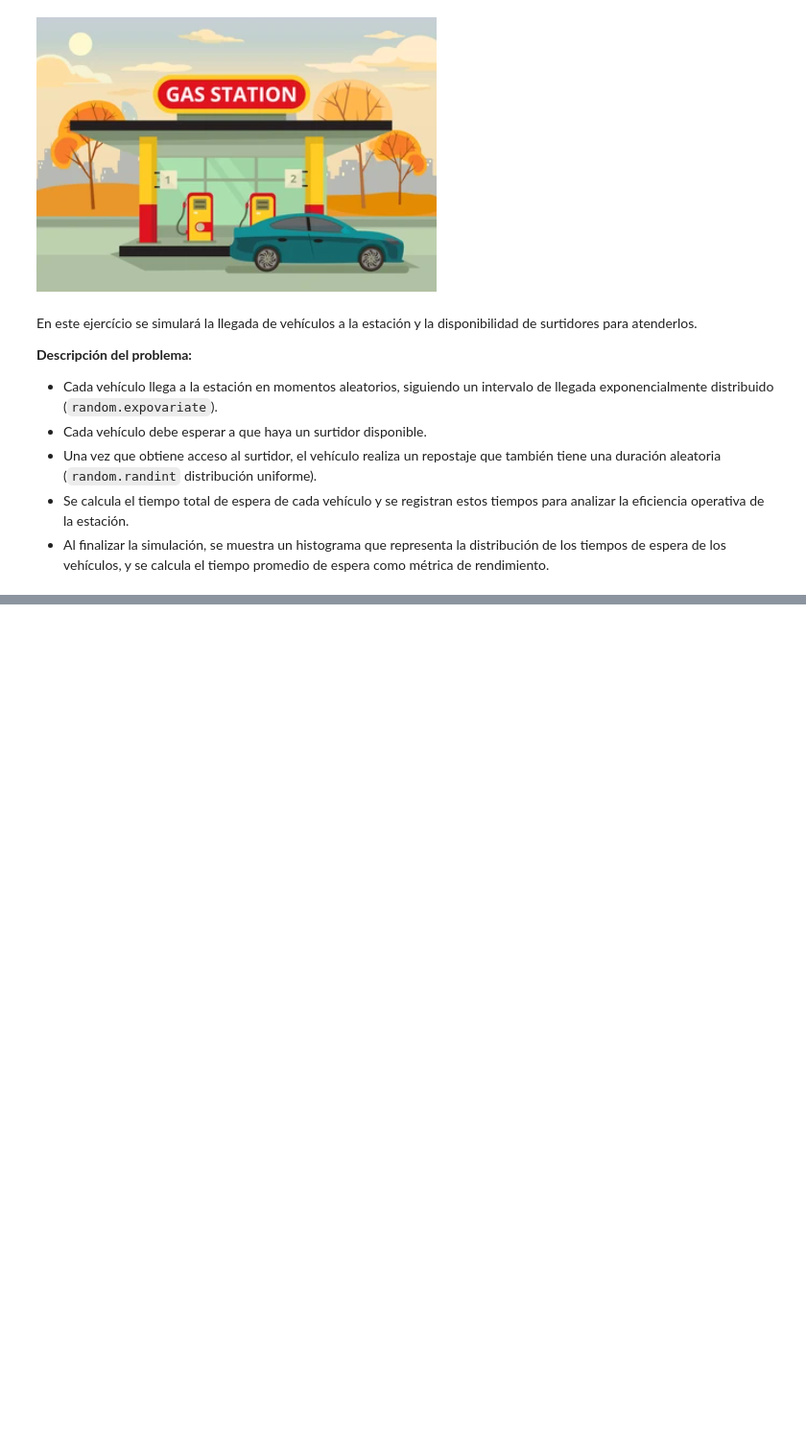
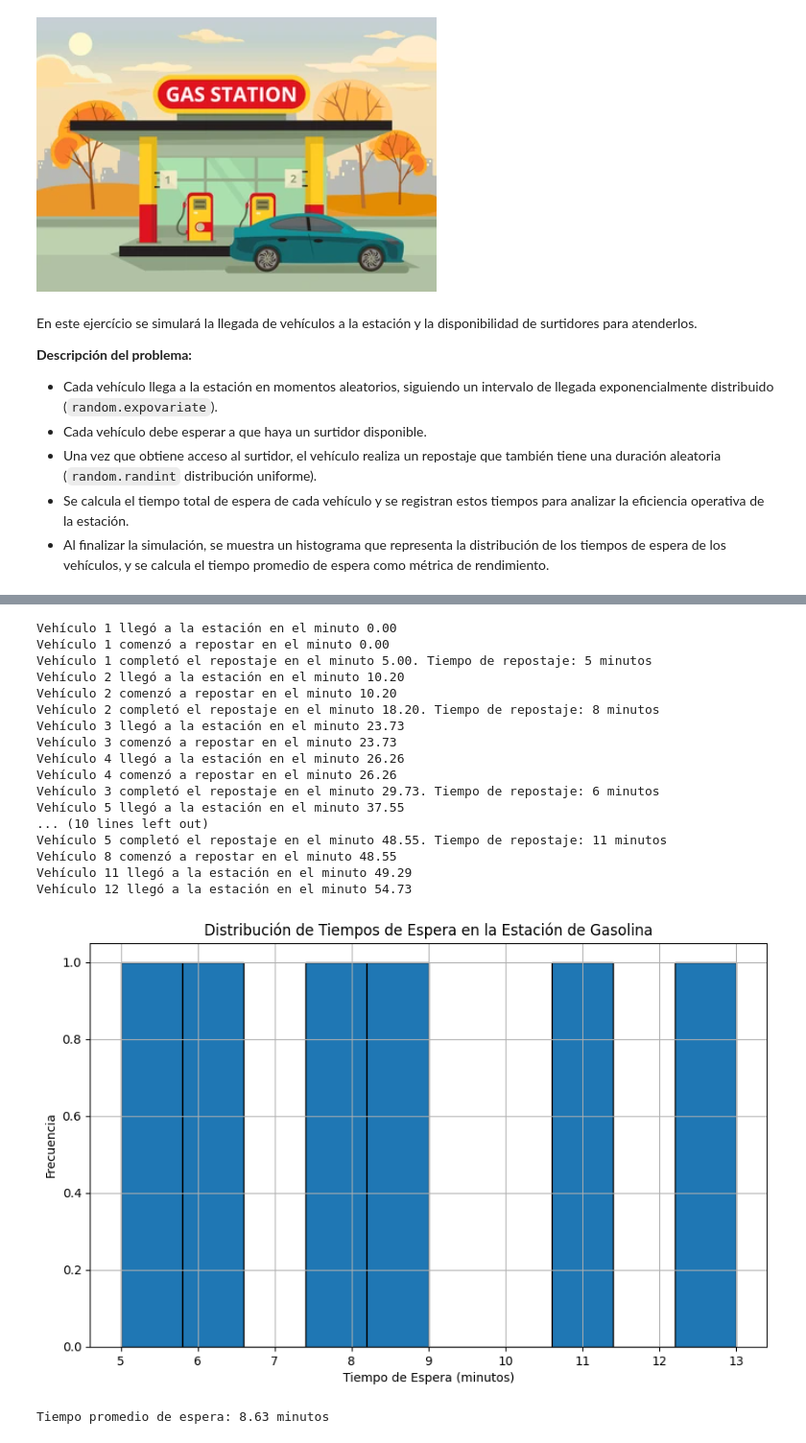
Before and after one commit to mpintoponce/python_utec, a Jupyter notebook: Modulo03:Visualizacion_de_Datos/Python_Tarea_1.ipynb, the cells around one changed output, grey strips where cells are left out. Shown: that part at 96% size. Saved outputs shown, nothing was run; the diff lists cells and outputs as text; code cells hidden in the pictures; blank space fills up the shorter version.

```diff
--- a/Modulo03:Visualizacion_de_Datos/Python_Tarea_1.ipynb
+++ b/Modulo03:Visualizacion_de_Datos/Python_Tarea_1.ipynb
@@ -106,48 +114,69 @@ tiempos_espera = []
 
 # Proceso de llegada de vehículos a la estación de gasolina
 def llegada_vehiculo(env, nombre, surtidores):
+    tiempo_llegada = env.now
     print(f'{nombre} llegó a la estación en el minuto {env.now:.2f}')
     with surtidores.request() as req:
         yield req
-        tiempo_espera = ### Completar  # Capturar el tiempo en el que llegó a la estación (tiempo actual) usando: env
+        tiempo_espera = env.now - tiempo_llegada  # Capturar el tiempo en el que llegó a la estación (tiempo actual) usando: env
         print(f'{nombre} comenzó a repostar en el minuto {env.now:.2f}')
 
         # Generar tiempo aleatorio de repostaje
-        tiempo_repostaje = ### Completar   # Distribución uniforme, considera usar los rangos de tiempo de repostaje
-        yield env.timeout(### Completar con el tiempo aleaorio calculado anteriormente)
+        tiempo_repostaje = random.randint(TIEMPO_REPOSTAJE_MIN, TIEMPO_REPOSTAJE_MAX)   # Distribución uniforme, considera usar los rangos de tiempo de repostaje
+        yield env.timeout(tiempo_repostaje)
 
         # Calcular tiempo total de espera
-        tiempo_espera = ### Completar  Diferencia entre el tiempo actual y el tiempo en el que llegó a la estación
-        tiempos_espera.append(### Completar con el tiempo calculador en la linea anterior)
+        tiempo_espera = env.now - tiempo_llegada###  Diferencia entre el tiempo actual y el tiempo en el que llegó a la estación
+        tiempos_espera.append(tiempo_espera)### con el tiempo calculador en la linea anterior)
 
         print(f'{nombre} completó el repostaje en el minuto {env.now:.2f}. Tiempo de repostaje: {tiempo_repostaje} minutos')
 
 # Función principal de la simulación
 def simulacion_estacion(env, num_surtidores):
     surtidores = simpy.Resource(env, capacity=num_surtidores)
     num_vehiculos = 0
 
     while True:
         num_vehiculos += 1
         env.process(llegada_vehiculo(env, f'Vehículo {num_vehiculos}', surtidores))
-        tiempo_llegada = ### Completar con funcion de distribución exponencial (1.0 / INTERVALO_LLEGADA)      # distribución exponencial
+        tiempo_llegada = random.expovariate(1.0 / INTERVALO_LLEGADA)      # distribución exponencial
         yield env.timeout(tiempo_llegada)
 
 # Configuración de la simulación
 random.seed(42)
 env = simpy.Environment()
-env.process(## Completar  con funcion principal (env, NUM_SURTIDORES))
-env.run(until=## Completar tiempo de simulación )
+env.process(simulacion_estacion(env, NUM_SURTIDORES))
+env.run(until=TIEMPO_SIMULACION)
 
 # Visualización de resultados
 plt.figure(figsize=(10, 6))
 plt.hist(tiempos_espera, bins=10, edgecolor='black')
 plt.title('Distribución de Tiempos de Espera en la Estación de Gasolina')
 plt.xlabel('Tiempo de Espera (minutos)')
 plt.ylabel('Frecuencia')
 plt.grid(True)
 plt.show()
 
 # Métricas
 tiempo_promedio_espera = sum(tiempos_espera) / len(tiempos_espera) if tiempos_espera else 0
 print(f'Tiempo promedio de espera: {tiempo_promedio_espera:.2f} minutos')
+# %% [output]
+Vehículo 1 llegó a la estación en el minuto 0.00
+Vehículo 1 comenzó a repostar en el minuto 0.00
+Vehículo 1 completó el repostaje en el minuto 5.00. Tiempo de repostaje: 5 minutos
+Vehículo 2 llegó a la estación en el minuto 10.20
+Vehículo 2 comenzó a repostar en el minuto 10.20
+Vehículo 2 completó el repostaje en el minuto 18.20. Tiempo de repostaje: 8 minutos
+Vehículo 3 llegó a la estación en el minuto 23.73
+Vehículo 3 comenzó a repostar en el minuto 23.73
+Vehículo 4 llegó a la estación en el minuto 26.26
+Vehículo 4 comenzó a repostar en el minuto 26.26
+Vehículo 3 completó el repostaje en el minuto 29.73. Tiempo de repostaje: 6 minutos
+Vehículo 5 llegó a la estación en el minuto 37.55
+... (10 lines left out)
+Vehículo 5 completó el repostaje en el minuto 48.55. Tiempo de repostaje: 11 minutos
+Vehículo 8 comenzó a repostar en el minuto 48.55
+Vehículo 11 llegó a la estación en el minuto 49.29
+Vehículo 12 llegó a la estación en el minuto 54.73
+[figure, added]
+Tiempo promedio de espera: 8.63 minutos
```
Also changed, not shown: parts of 1 cell of this notebook.
